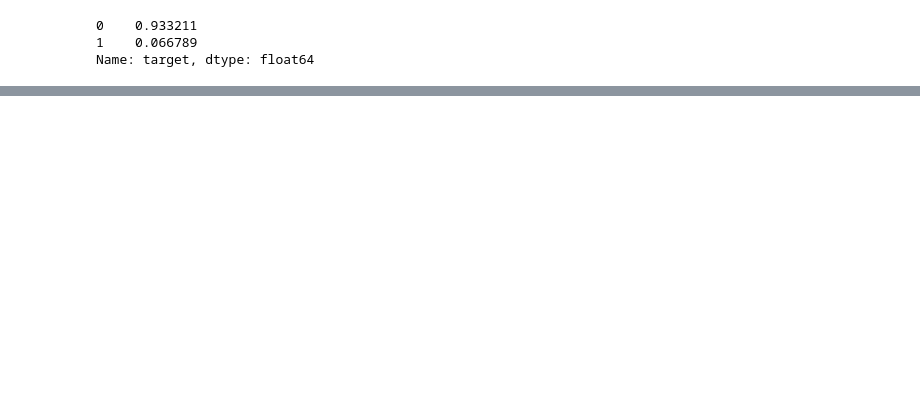
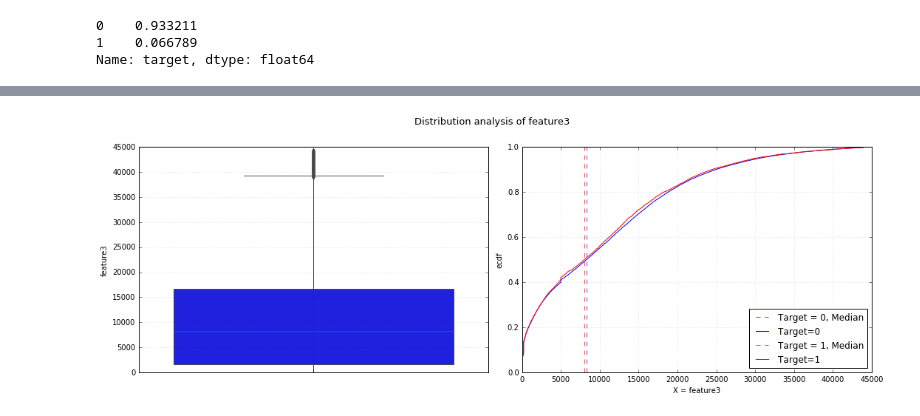
Before and after one commit to mvrkkk/creditscoring_iwis, a Jupyter notebook: eda.ipynb, the cells around one changed output, grey strips where cells are left out. Cells and saved outputs as stored; diff of their text form; code cells hidden in the pictures; blank space fills up the shorter version.

```diff
--- a/eda.ipynb
+++ b/eda.ipynb
@@ -162,0 +350,22 @@ ax.hist(df_train['feature1'], color = )
+# %%
+def fix_feature3(dataframe):
+    non_standarterized_vals = dataframe.query('feature3 > 1')['feature3'].values.reshape(-2, 1)
+    standarterized_vals = dataframe.query('feature3 <= 1')['feature3'].values.reshape(-2, 1)
+
+    from sklearn.preprocessing import MinMaxScaler
+    mmscaler = MinMaxScaler()
+    mmscaler.fit(non_standarterized_vals)
+
+    standarterized_to_initial = mmscaler.inverse_transform(standarterized_vals).reshape(-1)
+
+    combine_arrays = np.concatenate([non_standarterized_vals.reshape(-1), standarterized_to_initial]).reshape(-2,1)
+
+    #transformed = mmscaler.fit_transform(combine_arrays).reshape(-1)
+
+    return combine_arrays
+
+df_train['feature3'] = fix_feature3(df_train)
+
+plot_num_ecdf(df_train, 'feature3', 'target')
+# %% [output]
+[figure, added]
```
Also changed, not shown: parts of 45 cells of this notebook.
